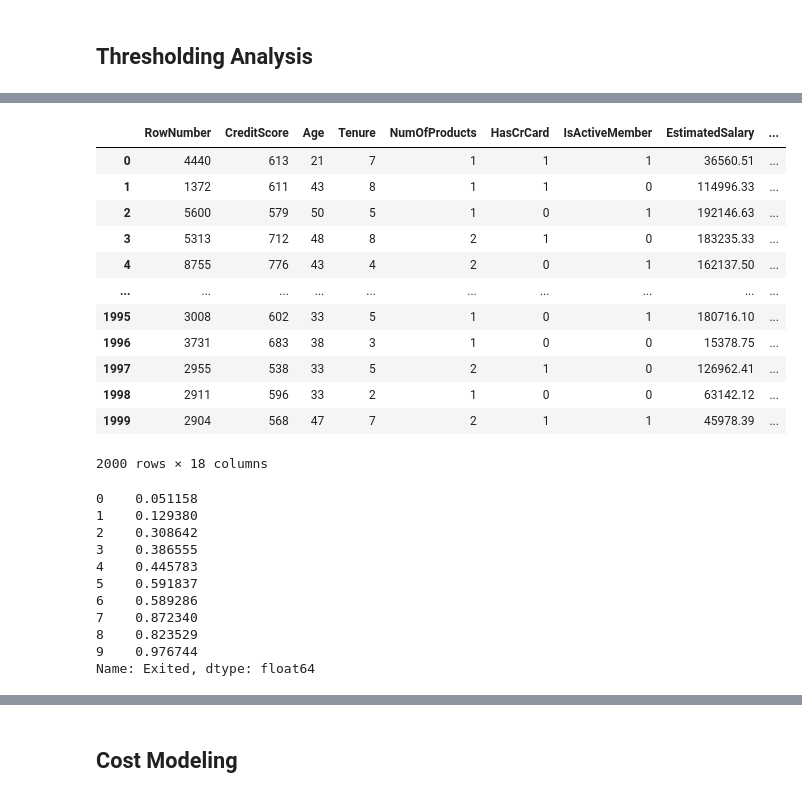
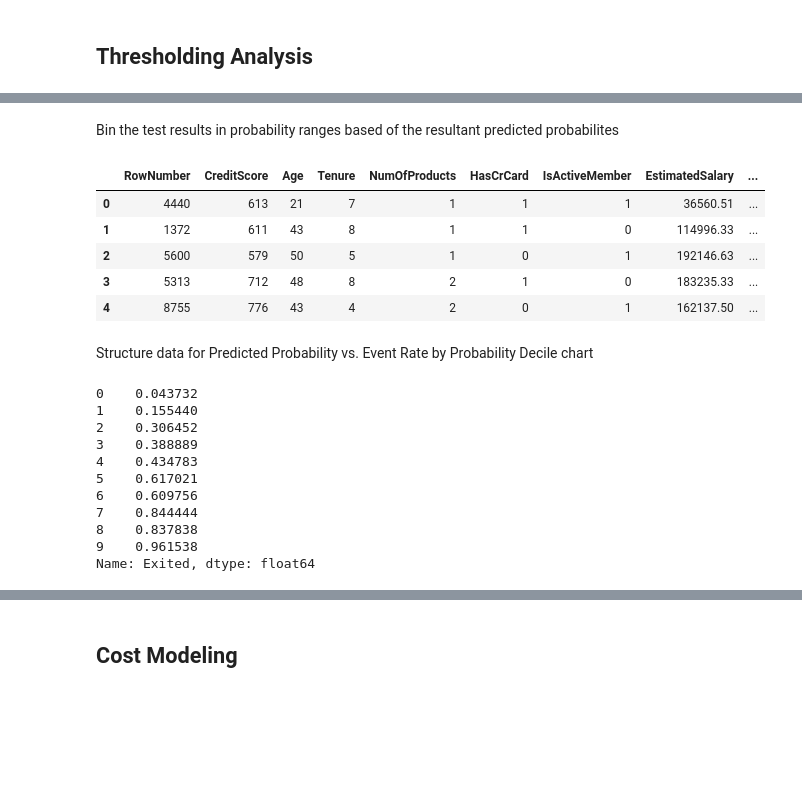
Before and after one commit to stephenblount/Churn_Classification, a Jupyter notebook: Final_Analysis/Churn_Analysis_Final.ipynb, the cells around one changed output, grey strips where cells are left out. Drawn from its saved outputs; the diff is of its cells as text; code cells hidden in the pictures; blank space fills up the shorter version.

```diff
--- a/Final_Analysis/Churn_Analysis_Final.ipynb
+++ b/Final_Analysis/Churn_Analysis_Final.ipynb
@@ -631,3 +598,13 @@ xgb_class = xgboost.XGBClassifier(base_score=0.5, booster='gbtree', colsample_by
+# %%
+xgb_class = xgboost.XGBClassifier(base_score=0.5, booster='gbtree', colsample_bylevel=1,
+              colsample_bynode=1, colsample_bytree=0.4, eval_metric='auc',
+              gamma=0.0, gpu_id=-1, importance_type='gain',
+              interaction_constraints='', learning_rate=0.15, max_delta_step=0,
+              max_depth=4, min_child_weight=5,
+              monotone_constraints='()', n_estimators=100, n_jobs=12,
+              num_parallel_tree=1, random_state=0, reg_alpha=0, reg_lambda=1,
+              scale_pos_weight=1, subsample=1, tree_method='exact',
+              use_label_encoder=False, validate_parameters=1, verbosity=None)
 # %%
 xgb_class.fit(X_trainsc, y_train)
 # %% [output]
@@ -741,3 +721,3 @@ coef_df.sort_values('Coefficients', ascending = False)
 # %%
-X_test_res = X_test.reset_index()
-X_test_res = X_test_res.merge(df[['Balance','CustomerId']], how='left', left_on="RowNumber", right_on="RowNumber")
+X_test_result = X_test.reset_index()
+X_test_result = X_test_result.merge(df[['Balance','CustomerId']], how='left', left_on="RowNumber", right_on="RowNumber")
@@ -744,3 +726,3 @@ X_test_res = X_test_res.merge(df[['Balance','CustomerId']], how='left', left_on=
 # %%
 xgb_pred = pd.Series(xgb_class.predict_proba(X_testsc)[:,1], name='Pred')
-X_test_res = pd.concat([X_test_res,xgb_pred],axis=1, ignore_index = False)
+X_test_result = pd.concat([X_test_result,xgb_pred],axis=1, ignore_index = False)
@@ -747,2 +731,2 @@ X_test_res = pd.concat([X_test_res,xgb_pred],axis=1, ignore_index = False)
 # %%
-X_test_res = X_test_res.merge(y_test, how='left', left_on="RowNumber", right_on="RowNumber")
+X_test_result = X_test_result.merge(y_test, how='left', left_on="RowNumber", right_on="RowNumber")
@@ -767,35 +733,32 @@ X_res
+# %% [markdown]
+Bin the test results in probability ranges based of the resultant predicted probabilites
 # %%
 bins = [0, .1, .2, .3, .4, .5, .6, .7, .8, .9, 1]
-X_test_res['binned'] = pd.cut(X_test_res['Pred'], bins)
-X_test_res
+X_test_result['binned'] = pd.cut(X_test_result['Pred'], bins)
+X_test_result.head()
 # %% [output]
 |  | RowNumber | CreditScore | Age | Tenure | NumOfProducts | HasCrCard | IsActiveMember | EstimatedSalary | ... |
 | 0 | 4440 | 613 | 21 | 7 | 1 | 1 | 1 | 36560.51 | ... |
 | 1 | 1372 | 611 | 43 | 8 | 1 | 1 | 0 | 114996.33 | ... |
 | 2 | 5600 | 579 | 50 | 5 | 1 | 0 | 1 | 192146.63 | ... |
 | 3 | 5313 | 712 | 48 | 8 | 2 | 1 | 0 | 183235.33 | ... |
 | 4 | 8755 | 776 | 43 | 4 | 2 | 0 | 1 | 162137.50 | ... |
-| ... | ... | ... | ... | ... | ... | ... | ... | ... | ... |
-| 1995 | 3008 | 602 | 33 | 5 | 1 | 0 | 1 | 180716.10 | ... |
-| 1996 | 3731 | 683 | 38 | 3 | 1 | 0 | 0 | 15378.75 | ... |
-| 1997 | 2955 | 538 | 33 | 5 | 2 | 1 | 0 | 126962.41 | ... |
-| 1998 | 2911 | 596 | 33 | 2 | 1 | 0 | 0 | 63142.12 | ... |
-| 1999 | 2904 | 568 | 47 | 7 | 2 | 1 | 1 | 45978.39 | ... |
-2000 rows × 18 columns
+# %% [markdown]
+Structure data for Predicted Probability vs. Event Rate by Probability Decile chart
 # %%
-X_res_2 = X_test_res.groupby('binned',as_index=False)['Exited'].mean()
-X_res_3 = X_test_res.groupby('binned', as_index=False)['Pred'].mean()
-X_res_2.iloc[:,1]
+Event_Rate= X_test_res.groupby('binned',as_index=False)['Exited'].mean() #Percent of postitive class
+Avg_Prob = X_test_res.groupby('binned', as_index=False)['Pred'].mean()  #Average Predicted Probability
+Event_Rate.iloc[:,1]
 # %% [output]
-0    0.051158
-1    0.129380
-2    0.308642
-3    0.386555
-4    0.445783
-5    0.591837
-6    0.589286
-7    0.872340
-8    0.823529
-9    0.976744
+0    0.043732
+1    0.155440
+2    0.306452
+3    0.388889
+4    0.434783
+5    0.617021
+6    0.609756
+7    0.844444
+8    0.837838
+9    0.961538
 Name: Exited, dtype: float64
 # %%
```
Also changed, not shown: parts of 101 cells of this notebook.
